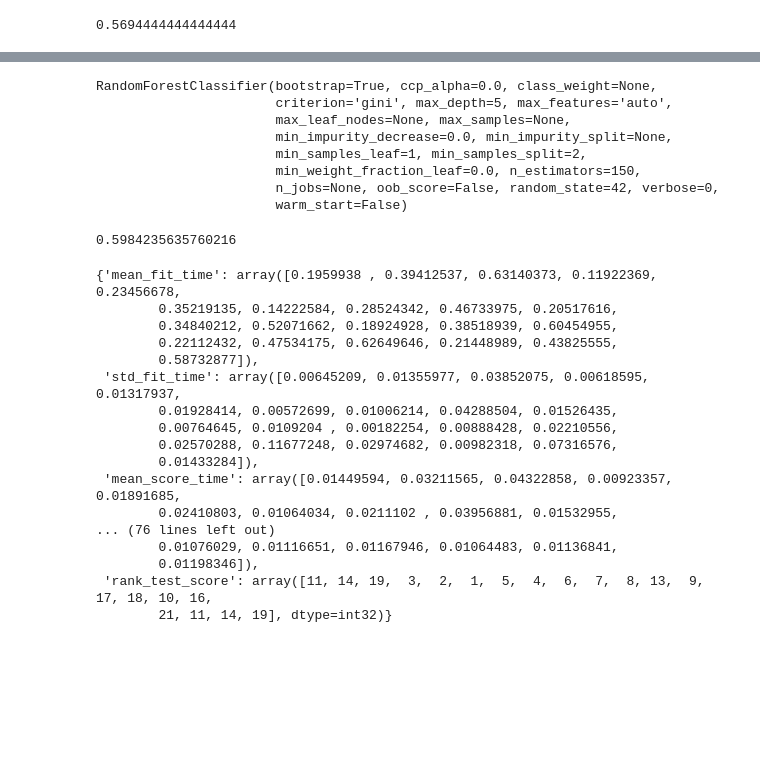
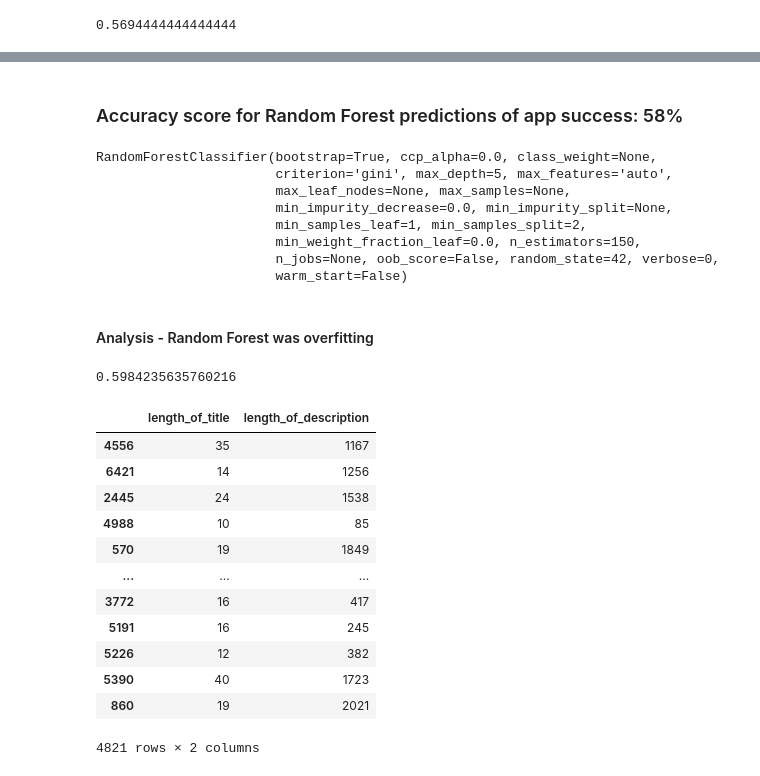
Before and after one commit to jackbridger/app-success-prediction, a Jupyter notebook: research/model.ipynb, the cells around one changed output, grey strips where cells are left out. Cells and saved outputs as stored; diff of their text form; code cells hidden in the pictures; blank space fills up the shorter version.

```diff
--- a/research/model.ipynb
+++ b/research/model.ipynb
@@ -325,3 +355,5 @@ grid_search_random_forest.score(X_test, y_test)
+# %% [markdown]
+### Accuracy score for Random Forest predictions of app success: 58%
 # %%
 grid_search_random_forest.best_estimator_
 # %% [output]
@@ -333,6 +365,8 @@ RandomForestClassifier(bootstrap=True, ccp_alpha=0.0, class_weight=None,
                        min_weight_fraction_leaf=0.0, n_estimators=150,
                        n_jobs=None, oob_score=False, random_state=42, verbose=0,
                        warm_start=False)
+# %% [markdown]
+#### Analysis - Random Forest was overfitting
 # %%
 grid_search_random_forest.score(X_train, y_train)
 # 66% - very high overfitting.
@@ -339,22 +374,22 @@ grid_search_random_forest.score(X_train, y_train)
 # %% [output]
 0.5984235635760216
-# %%
-grid_search_random_forest.cv_results_
-# %% [output]
-{'mean_fit_time': array([0.1959938 , 0.39412537, 0.63140373, 0.11922369, 0.23456678,
-        0.35219135, 0.14222584, 0.28524342, 0.46733975, 0.20517616,
-        0.34840212, 0.52071662, 0.18924928, 0.38518939, 0.60454955,
-        0.22112432, 0.47534175, 0.62649646, 0.21448989, 0.43825555,
-        0.58732877]),
- 'std_fit_time': array([0.00645209, 0.01355977, 0.03852075, 0.00618595, 0.01317937,
-        0.01928414, 0.00572699, 0.01006214, 0.04288504, 0.01526435,
-        0.00764645, 0.0109204 , 0.00182254, 0.00888428, 0.02210556,
-        0.02570288, 0.11677248, 0.02974682, 0.00982318, 0.07316576,
-        0.01433284]),
- 'mean_score_time': array([0.01449594, 0.03211565, 0.04322858, 0.00923357, 0.01891685,
-        0.02410803, 0.01064034, 0.0211102 , 0.03956881, 0.01532955,
-... (76 lines left out)
-        0.01076029, 0.01116651, 0.01167946, 0.01064483, 0.01136841,
-        0.01198346]),
- 'rank_test_score': array([11, 14, 19,  3,  2,  1,  5,  4,  6,  7,  8, 13,  9, 17, 18, 10, 16,
-        21, 11, 14, 19], dtype=int32)}
+# %%
+X = app_metrics[['length_of_title', 'length_of_description']]
+y = app_metrics['successful']
+X_train, X_test, y_train, y_test = train_test_split(X, y, test_size=0.33, random_state=42)
+app_success_model = LogisticRegression()
+X_train
+# %% [output]
+|  | length_of_title | length_of_description |
+| 4556 | 35 | 1167 |
+| 6421 | 14 | 1256 |
+| 2445 | 24 | 1538 |
+| 4988 | 10 | 85 |
+| 570 | 19 | 1849 |
+| ... | ... | ... |
+| 3772 | 16 | 417 |
+| 5191 | 16 | 245 |
+| 5226 | 12 | 382 |
+| 5390 | 40 | 1723 |
+| 860 | 19 | 2021 |
+4821 rows × 2 columns
```
Also changed, not shown: parts of 48 cells of this notebook.
